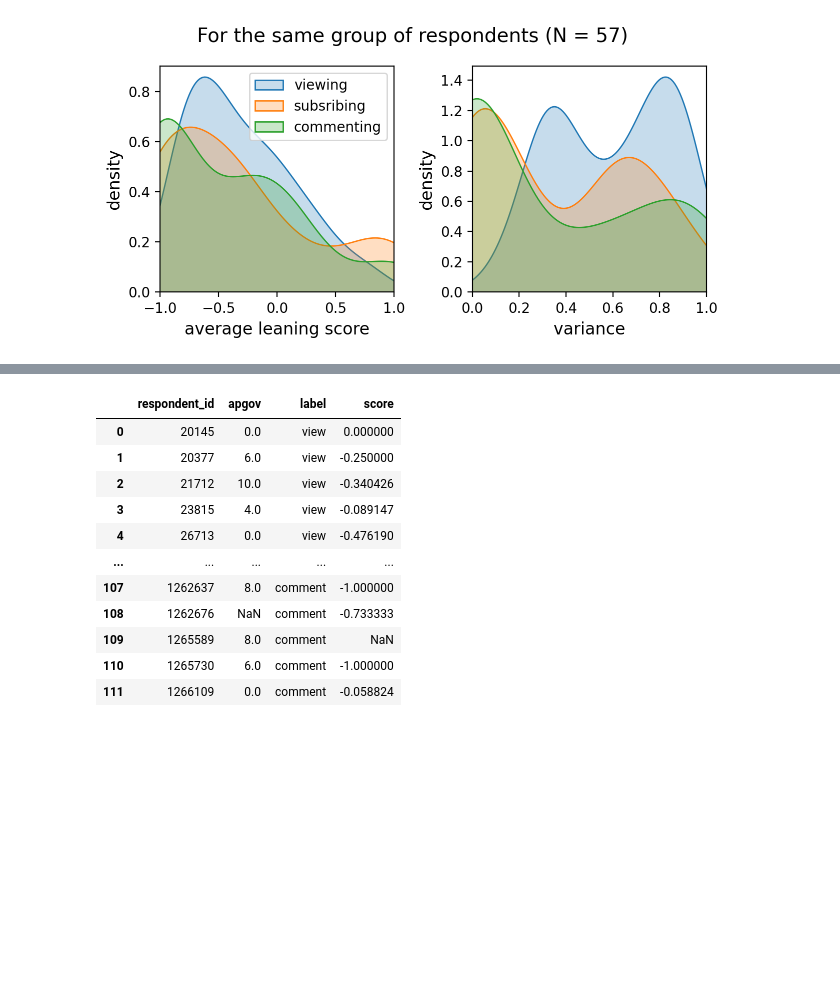
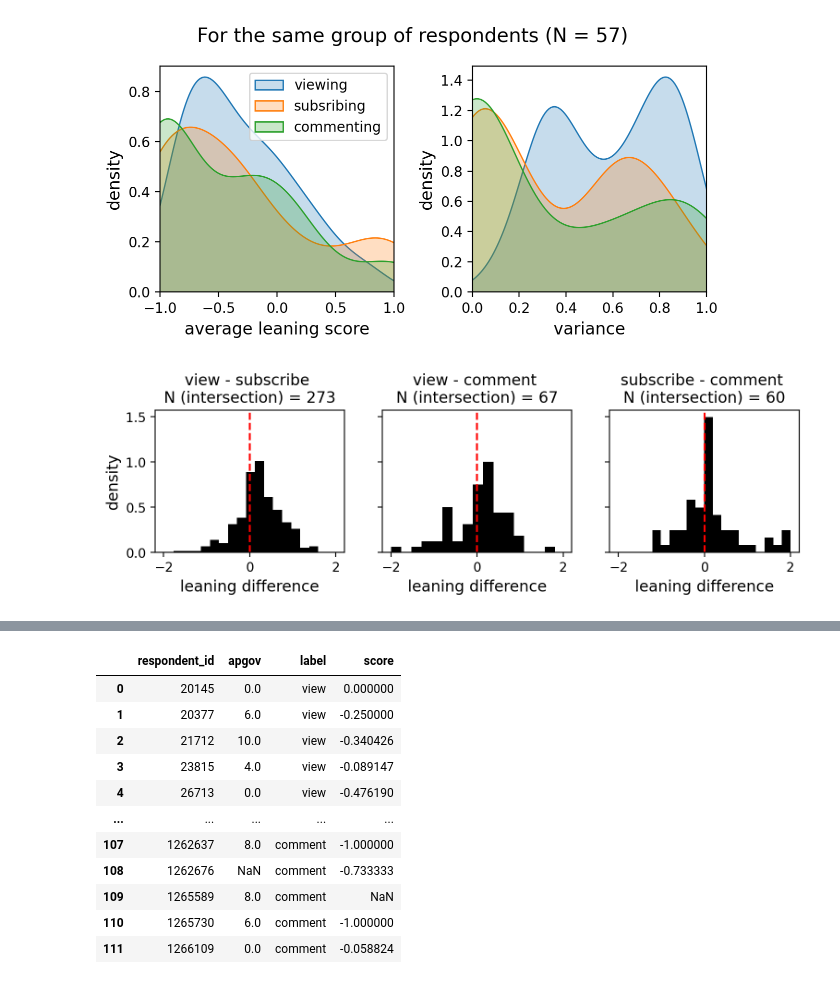
Before and after one commit to yijingch/invisible-public, a Jupyter notebook: src/analysis/062624-user-level-disparity.ipynb, the cells around one changed output, grey strips where cells are left out. Cells and saved outputs as stored; diff of their text form; code cells hidden in the pictures; blank space fills up the shorter version.

Commit message:
calculate leaning diff for inidividual users

```diff
--- a/src/analysis/062624-user-level-disparity.ipynb
+++ b/src/analysis/062624-user-level-disparity.ipynb
@@ -676,0 +684,30 @@ Text(0.5, 1.08, 'For the same group of respondents (N = 57)')
+# %%
+# calculate the leaning difference for individual users
+
+diff_view_subs = view_aggr[["respondent_id","view_score"]].dropna(subset="view_score").merge(
+    subscribe_aggr[["respondent_id","subscribe_score"]].dropna(subset="subscribe_score"), on="respondent_id", how="inner")
+diff_view_comm = view_aggr[["respondent_id","view_score"]].dropna(subset="view_score").merge(
+    comment_aggr[["respondent_id","comment_score"]].dropna(subset="comment_score"), on="respondent_id", how="inner")
+diff_subs_comm = subscribe_aggr[["respondent_id","subscribe_score"]].dropna(subset="subscribe_score").merge(
+    comment_aggr[["respondent_id","comment_score"]].dropna(subset="comment_score"), on="respondent_id", how="inner")
+
+diff_view_subs["view_subs"] = diff_view_subs["view_score"] - diff_view_subs["subscribe_score"]
+diff_view_comm["view_comm"] = diff_view_comm["view_score"] - diff_view_comm["comment_score"]
+diff_subs_comm["subs_comm"] = diff_subs_comm["subscribe_score"] - diff_subs_comm["comment_score"]
+
+fig,ax = plt.subplots(figsize=(9,2), ncols=3, sharey=True, sharex=True)
+ax[0].hist(diff_view_subs["view_subs"], bins=16, color="black", density=True)
+ax[1].hist(diff_view_comm["view_comm"], bins=16, color="black", density=True)
+ax[2].hist(diff_subs_comm["subs_comm"], bins=16, color="black", density=True)
+
+ax[0].set_title(f"view - subscribe \nN (intersection) = {len(diff_view_subs)}", fontsize=12)
+ax[1].set_title(f"view - comment \nN (intersection) = {len(diff_view_comm)}", fontsize=12)
+ax[2].set_title(f"subscribe - comment \nN (intersection) = {len(diff_subs_comm)}", fontsize=12)
+ax[0].set_ylabel("density", fontsize=12)
+
+for i in range(3):
+    ax[i].axvline(0, color="red", linestyle="--")
+    ax[i].set_xlabel("leaning difference", fontsize=12)
+plt.show()
+# %% [output]
+[figure, added]
```
Also changed, not shown: parts of 5 cells of this notebook.
